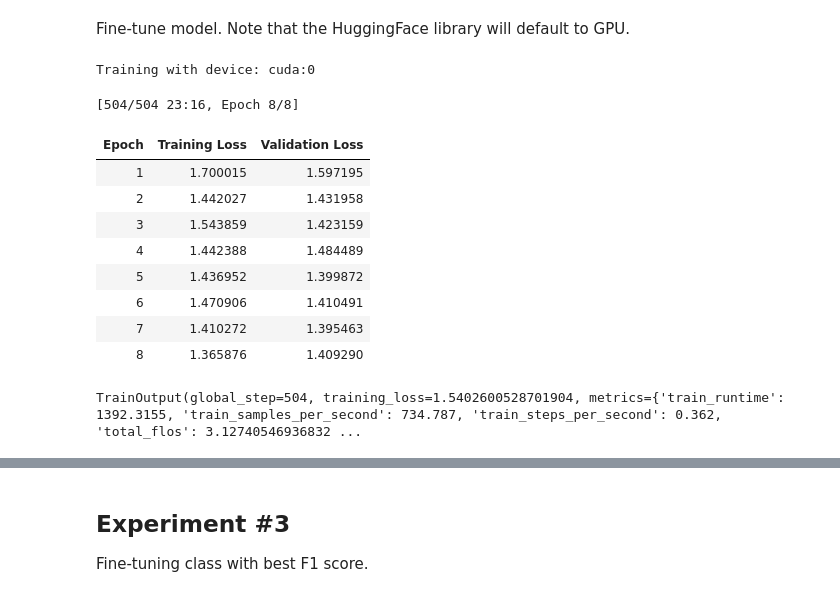
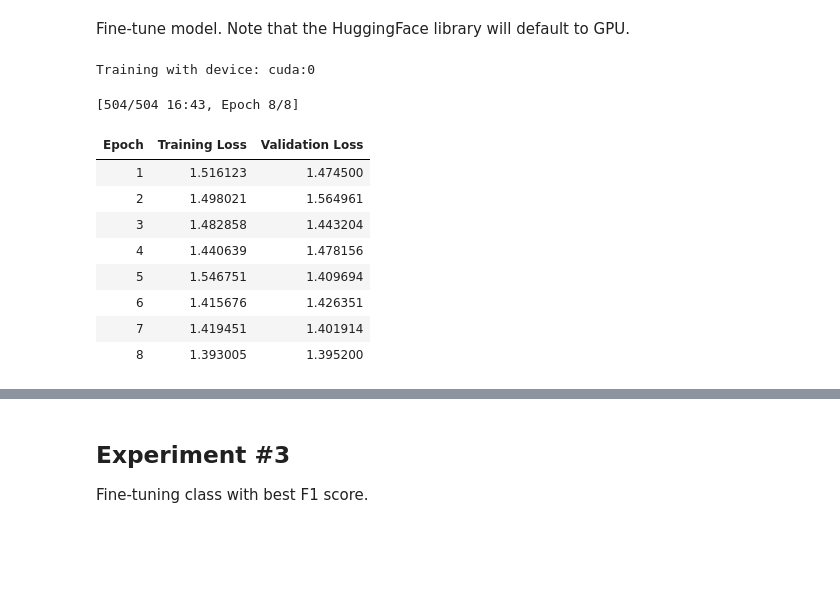
Before and after one commit to thomas-xza/finetuning-vit, a Jupyter notebook: ViT_experiments.ipynb, the cells around one changed output, grey strips where cells are left out. Drawn from its saved outputs; the diff is of its cells as text; code cells hidden in the pictures; blank space fills up the shorter version.

```diff
--- a/ViT_experiments.ipynb
+++ b/ViT_experiments.ipynb
@@ -179,11 +200,11 @@ print(dataset["train"][0])
 # %% [output]
 {'image': <PIL.JpegImagePlugin.JpegImageFile image mode=RGB size=256x256 at 0x...>, 'label': 3}
 # %%
-ds_split = dataset["train"].train_test_split(
-    test_size=0.2,
-    seed=6948566879846,
-    stratify_by_column="label"
-)
+# ds_split = dataset["train"].train_test_split(
+#     test_size=0.2,
+#     seed=6948566879846,
+#     stratify_by_column="label"
+# )
 # %% [markdown]
 ####  **iCub World dataset categories**
 
@@ -213,9 +234,11 @@ label_rename = {
     "mouse": "computer mouse"
     }
 
-model_id_label = model.config.id2label
+model_vanilla = ViTForImageClassification.from_pretrained('google/vit-base-patch16-224')
 
-model_label_id = {v: k for k, v in model.config.id2label.items()}
+model_id_label = model_vanilla.config.id2label
+
+model_label_id = {v: k for k, v in model_vanilla.config.id2label.items()}
 
 ds_labels = dataset["train"].features["label"].names
 
@@ -250,7 +273,6 @@ for id, label in ds_id_label.items():
 
     ds_model_id_map[id] = model_label_id[label_match]
 
-
 print(ds_model_id_map)
 print(ds_model_label_map)
 # %% [output]
@@ -479,14 +519,3 @@ dataset_filtered = dataset.filter(lambda d: d["label"] in ds_model_id_map.keys()
 Adjust the labels of the data to match the ImageNet dataset.
 
 Also run the images through the image processor.
-# %%
-import pandas as pd
-
-pd.set_option('display.max_rows', None)
-pd.set_option('display.max_columns', None)
-pd.set_option('display.width', None)
-pd.set_option('display.max_colwidth', None)
-
-print(pd.DataFrame(dataset_filtered["train"].shuffle(seed=3954385)[:10]))
-
-print(dataset_filtered)
@@ -554,10 +580,6 @@ Dataset({
 # %% [markdown]
 Fine-tune model. Note that the HuggingFace library will default to GPU.
 # %%
-from transformers import TrainingArguments, Trainer
-
-import torch
-
 ##  print(ds_split["train"][0])
 
 train_iter = create_iterator(0)
@@ -571,42 +593,41 @@ training_args = TrainingArguments(
     num_train_epochs = 8,               ##  Frequency of times to feed training data.
     per_device_train_batch_size = 256,  ##  Batch size when training.
     gradient_accumulation_steps = 8,    ##  Delay before backpropagation.
     gradient_checkpointing = True,      ##  More on-the-fly during backpropagation.
     learning_rate = 2e-5,               ##  The rate of parameter iteration.
     logging_steps = 10,                 ##  How often to update loss function.
     eval_strategy = "epoch",            ##  Run evaluation at end of epoch.
     save_strategy = "epoch",            ##  Save at end of each epoch.
     load_best_model_at_end = True,      ##  Load best model at end, via evaluations.
     remove_unused_columns = False,
 )
 
 trainer = Trainer(
     model = model_ex_2,
     args = training_args,
     train_dataset = ds_subset_filt_train_img_relabel,
     eval_dataset = ds_subset_filt_validation_img_relabel,
     ##  processing_class = tokenizer,
     ##  data_collator = DataCollatorForLanguageModeling(tokenizer, mlm=False),
 )
 
 print("Training with device:", trainer.args.device)
 
-experiment_2_train_done = True
+experiment_2_train_done = False
 
 if experiment_2_train_done == False:
 
   trainer.train()
 # %% [output]
 Training with device: cuda:0
-[504/504 23:16, Epoch 8/8]
+[504/504 16:43, Epoch 8/8]
 | Epoch | Training Loss | Validation Loss |
-| 1 | 1.700015 | 1.597195 |
-| 2 | 1.442027 | 1.431958 |
-| 3 | 1.543859 | 1.423159 |
-| 4 | 1.442388 | 1.484489 |
-| 5 | 1.436952 | 1.399872 |
-| 6 | 1.470906 | 1.410491 |
-| 7 | 1.410272 | 1.395463 |
-| 8 | 1.365876 | 1.409290 |
+| 1 | 1.516123 | 1.474500 |
+| 2 | 1.498021 | 1.564961 |
+| 3 | 1.482858 | 1.443204 |
+| 4 | 1.440639 | 1.478156 |
+| 5 | 1.546751 | 1.409694 |
+| 6 | 1.415676 | 1.426351 |
+| 7 | 1.419451 | 1.401914 |
+| 8 | 1.393005 | 1.395200 |
-TrainOutput(global_step=504, training_loss=1.5402600528701904, metrics={'train_runtime': 1392.3155, 'train_samples_per_second': 734.787, 'train_steps_per_second': 0.362, 'total_flos': 3.12740546936832 ...
 # %%
```
Also changed, not shown: parts of 43 cells of this notebook.
